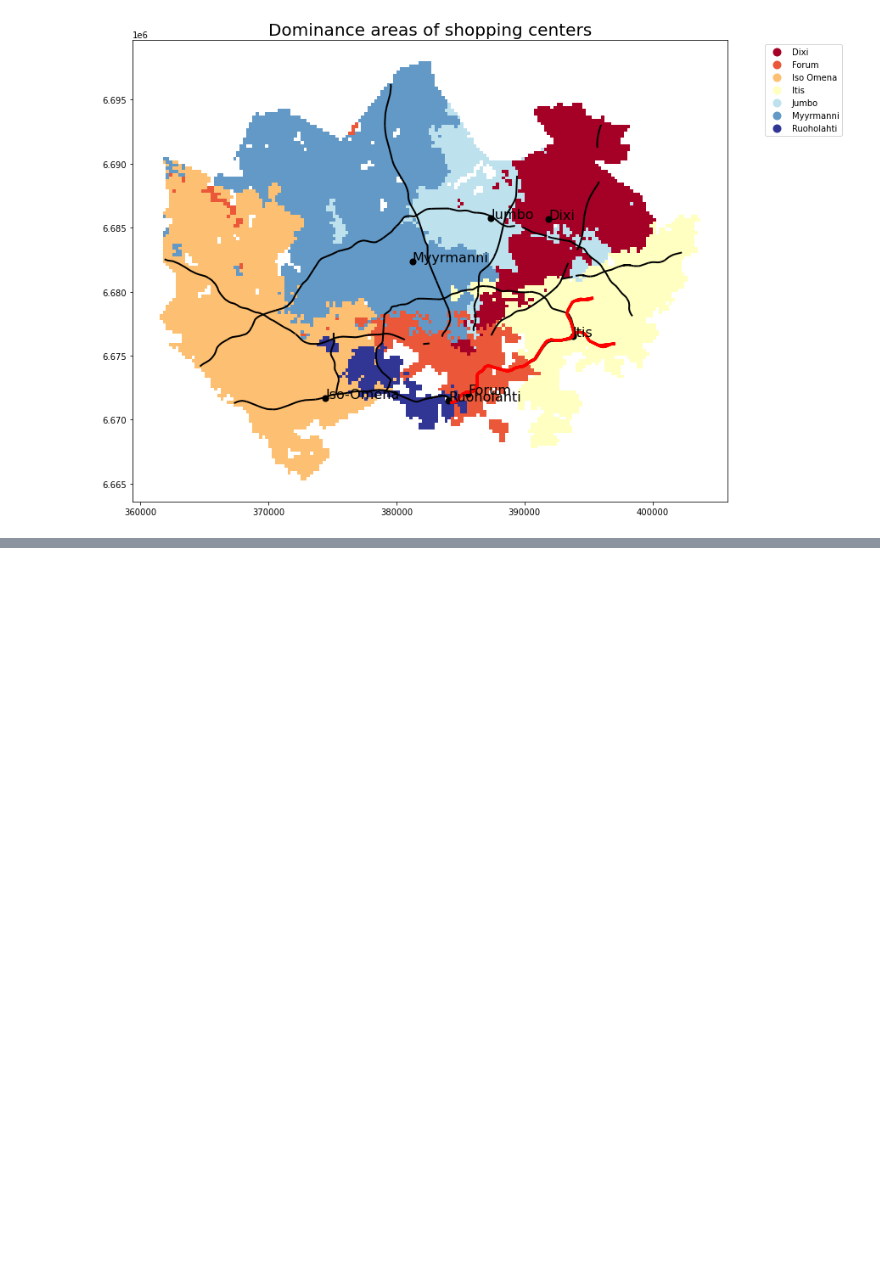
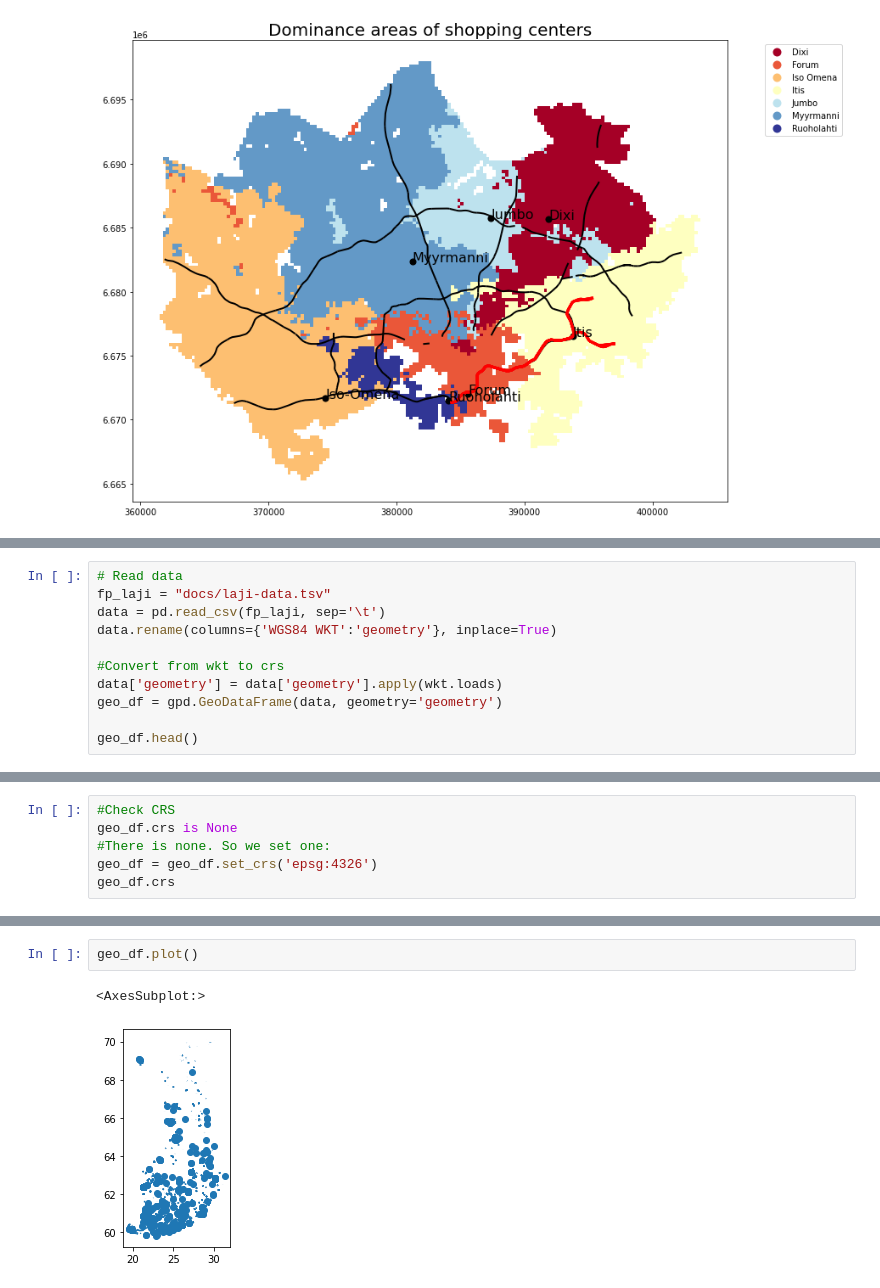
Before and after one commit to AutoGIS-2021/exercise-5-irisaalto, a Jupyter notebook: Exercise_5.ipynb, the cells around one changed output, grey strips where cells are left out. Saved outputs shown, nothing was run; the diff lists cells and outputs as text; blank space fills up the shorter version.

Commit message:
Exercise 5 interactive map and data

```diff
--- a/Exercise_5.ipynb
+++ b/Exercise_5.ipynb
@@ -122,0 +131,11 @@ plt.savefig(output_fp, dpi=300)
+# %%
+# Read data
+fp_laji = "docs/laji-data.tsv"
+data = pd.read_csv(fp_laji, sep='\t')
+data.rename(columns={'WGS84 WKT':'geometry'}, inplace=True)
+
+#Convert from wkt to crs
+data['geometry'] = data['geometry'].apply(wkt.loads)
+geo_df = gpd.GeoDataFrame(data, geometry='geometry')
+
+geo_df.head()
@@ -122,0 +170,6 @@ plt.savefig(output_fp, dpi=300)
+# %%
+#Check CRS
+geo_df.crs is None
+#There is none. So we set one:
+geo_df = geo_df.set_crs('epsg:4326')
+geo_df.crs
@@ -122,0 +188,5 @@ plt.savefig(output_fp, dpi=300)
+# %%
+geo_df.plot()
+# %% [output]
+<AxesSubplot:>
+[figure, added]
```
Also changed, not shown: parts of 14 cells of this notebook, 3 other files.
